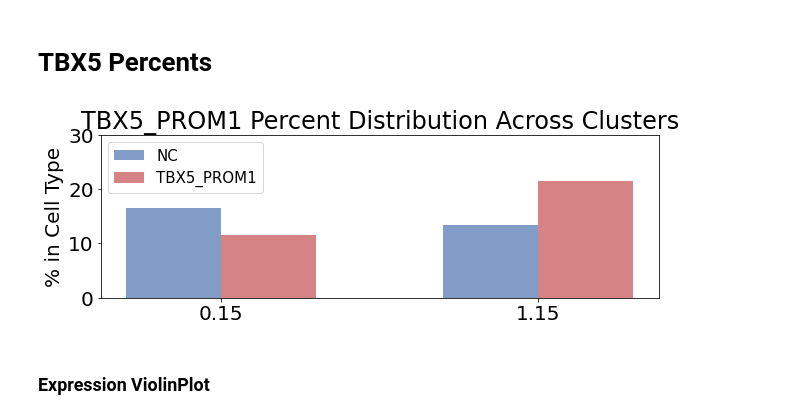
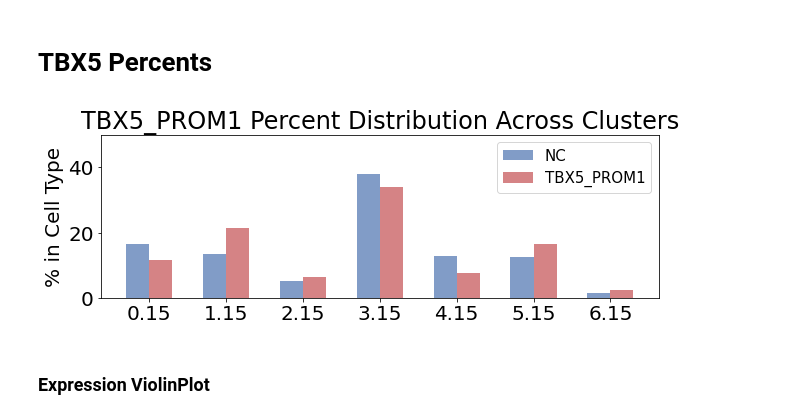
Before and after one commit to darmen04/CHD-associated-enhancers-shape-human-cardiomyocyte-lineage-commitment, a Jupyter notebook: Notebooks/Large_Screen/Fig1I,1H.ipynb, the cells around one changed output. Drawn from its saved outputs; the diff is of its cells as text; code cells hidden in the pictures.

```diff
--- a/Notebooks/Large_Screen/Fig1I,1H.ipynb
+++ b/Notebooks/Large_Screen/Fig1I,1H.ipynb
@@ -26,5 +26,3 @@ from random import sample
 from _util_updated import cluster_bias
 # %% [markdown]
 ### Load Data
-# %%
-SC_DF = sc.read_h5ad('/project/GCRB/Hon_lab/s425140/03.Data/07.Cardiomyocyte_Small_Scale/DAP3/07_28_21_Paper/H5AD/DAP3_SC_072821.h5ad')
@@ -31,9 +31,9 @@ SC_DF = sc.read_h5ad('/project/GCRB/Hon_lab/s425140/03.Data/07.Cardiomyocyte_Sma
 # %%
-PATH = '/project/GCRB/Hon_lab/s425140/03.Data/07.Cardiomyocyte_Small_Scale/DAP3/07_28_21_Paper/DIC/'
+PATH = '../../Data/Pickles/'
 Dict_File = open(PATH + "ALL_Large_sgRNA_Dic_Filtered.pkl", "rb")
 SGRNA_CELLS_DIC = pickle.load(Dict_File)
 # %%
-PATH = '/project/GCRB/Hon_lab/s425140/03.Data/07.Cardiomyocyte_Small_Scale/DAP3/07_28_21_Paper/DIC/'
+PATH = '../../Data/Pickles/'
 Dict_File = open(PATH + "Guide_Dictionary_Filtered.pkl", "rb")
 Guide_Dictionary = pickle.load(Dict_File)
 # %%
@@ -151,7 +155,7 @@ CM_filtered_enr_CM = pd.DataFrame(data = enr_target_values, columns  = tran_matr
 # %%
 %%capture
 
-cluster_order = ['1', '2']
+cluster_order = ['1', '2', '5', '0', '4', '3', '6']
 
 target = 'TBX5_PROM1'
 Target_Cells = []
@@ -169,29 +173,29 @@ for clust in cluster_order:
 # %%
 plt.rcParams.update({'font.size': 20})
 
 fig, ax = plt.subplots(figsize=(10,3))
 
 #labels = ['Cluster 0', 'Cluster 1', 'Cluster 2', 'Cluster 3','Cluster 4','Cluster 5','Cluster 6','Cluster 7']
 
-N=2
+N=7
 ind = np.arange(N)
 
 width = 0.3       # the width of the bars: can also be len(x) sequence
 
 ax.bar(ind, NC_Percents, width, alpha = 0.7, label='NC', color = '#4c72b0')
 ax.bar(ind+width, Target_Percents, width,  alpha = 0.7,
        label=target, color ='#c44e52')
 
 ax.set_ylabel('% in Cell Type')
 ax.set_title(target +  ' Percent Distribution Across Clusters')
 plt.xticks(ind + width*.5)
-plt.ylim(0,30)
+plt.ylim(0,50)
 ax.legend()
 plt.legend(prop={'size': 15})
 plt.savefig('./All_Cluster_Percentage_TBX5_PROM1.pdf')
 plt.show()
 # %% [output]
-[figure, old version]
+[figure, new version]
 # %% [markdown]
 ### Expression ViolinPlot
 # %%
```
Also changed, not shown: parts of 5 cells of this notebook, 3 other files.
